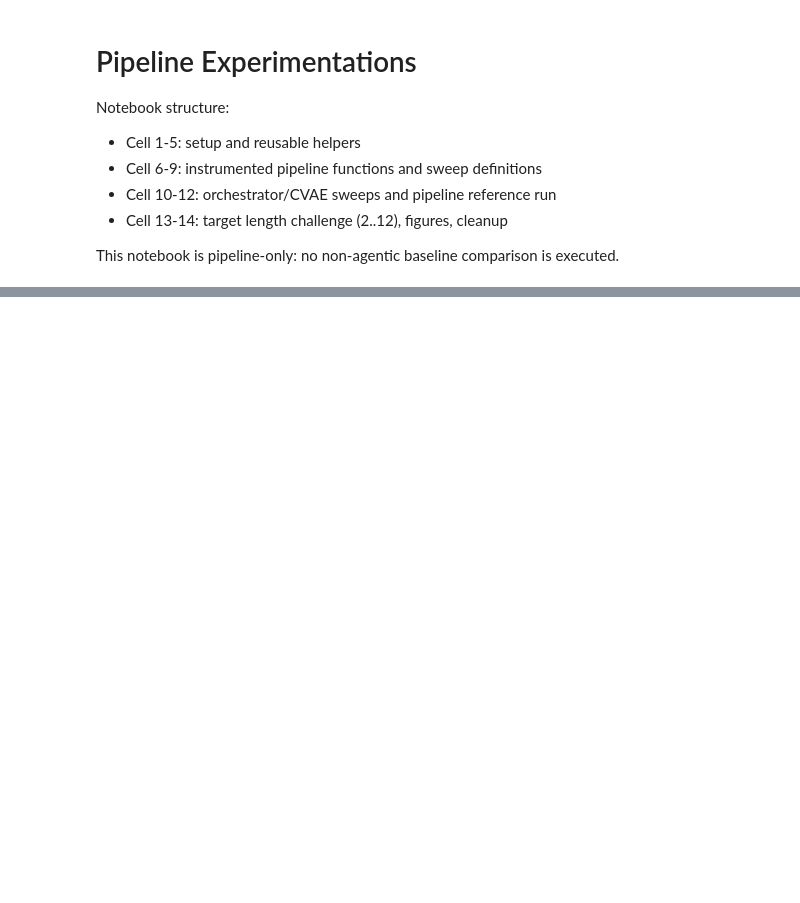
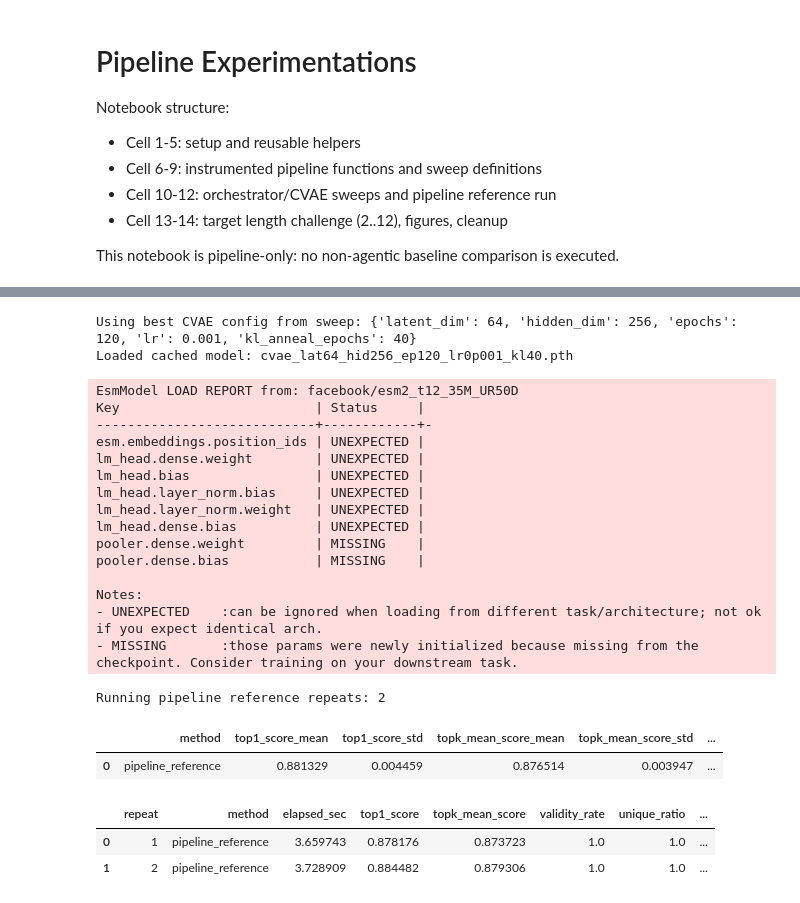
Before and after one commit to Roirtur/multi-expert-peptide-pipeline, a Jupyter notebook: notebooks/pipeline_experimentations.ipynb, the cells around one changed output, grey strips where cells are left out. Drawn from its saved outputs; the diff is of its cells as text; code cells hidden in the pictures; blank space fills up the shorter version.

```diff
--- a/notebooks/pipeline_experimentations.ipynb
+++ b/notebooks/pipeline_experimentations.ipynb
@@ -736,36 +888,63 @@ for rep in range(1, REPEATS + 1):
 
     chemist = build_chemist_from_target(TARGET)
 
+    run_start = time.perf_counter()
     pipe_rows, _ = run_instrumented_pipeline(
         generator=chosen_model,
         chemist=chemist,
         biologist=biologist,
         final_target=TARGET,
         nb_iterations=base_orch['nb_iterations'],
         nb_peptides=base_orch['nb_peptides'],
         top_k=base_orch['top_k'],
         exploration_rate=base_orch['exploration_rate'],
         random_parent_count=base_orch['random_parent_count'],
     )
+    elapsed_sec = float(time.perf_counter() - run_start)
 
     pipe_metrics = summarize_topk(pipe_rows)
-    pipeline_reference_rows.append({'repeat': rep, 'method': 'pipeline_reference', **pipe_metrics})
+    pipeline_reference_rows.append({'repeat': rep, 'method': 'pipeline_reference', 'elapsed_sec': elapsed_sec, **pipe_metrics})
 
 pipeline_reference_df = pd.DataFrame(pipeline_reference_rows)
 pipeline_reference_summary_df = pd.DataFrame()
 if not pipeline_reference_df.empty:
     pipeline_reference_summary_df = pipeline_reference_df.groupby('method', as_index=False).agg({
         'top1_score': ['mean', 'std'],
         'topk_mean_score': ['mean', 'std'],
         'validity_rate': ['mean', 'std'],
         'unique_ratio': ['mean', 'std'],
         'mean_pairwise_distance': ['mean', 'std'],
         'bigram_entropy': ['mean', 'std'],
+        'elapsed_sec': ['mean', 'std'],
     })
     pipeline_reference_summary_df.columns = ['_'.join(col).strip('_') for col in pipeline_reference_summary_df.columns.values]
 
 display(pipeline_reference_summary_df)
 display(pipeline_reference_df.head(10))
+# %% [output]
+Using best CVAE config from sweep: {'latent_dim': 64, 'hidden_dim': 256, 'epochs': 120, 'lr': 0.001, 'kl_anneal_epochs': 40}
+Loaded cached model: cvae_lat64_hid256_ep120_lr0p001_kl40.pth
+EsmModel LOAD REPORT from: facebook/esm2_t12_35M_UR50D
+Key                         | Status     |
+----------------------------+------------+-
+esm.embeddings.position_ids | UNEXPECTED |
+lm_head.dense.weight        | UNEXPECTED |
+lm_head.bias                | UNEXPECTED |
+lm_head.layer_norm.bias     | UNEXPECTED |
+lm_head.layer_norm.weight   | UNEXPECTED |
+lm_head.dense.bias          | UNEXPECTED |
+pooler.dense.weight         | MISSING    |
+pooler.dense.bias           | MISSING    |
+
+Notes:
+- UNEXPECTED    :can be ignored when loading from different task/architecture; not ok if you expect identical arch.
+- MISSING       :those params were newly initialized because missing from the checkpoint. Consider training on your downstream task.
+Running pipeline reference repeats: 2
+|  | method | top1_score_mean | top1_score_std | topk_mean_score_mean | topk_mean_score_std | ... |
+| 0 | pipeline_reference | 0.881329 | 0.004459 | 0.876514 | 0.003947 | ... |
+|  | repeat | method | elapsed_sec | top1_score | topk_mean_score | validity_rate | unique_ratio | ... |
+| 0 | 1 | pipeline_reference | 3.659743 | 0.878176 | 0.873723 | 1.0 | 1.0 | ... |
+| 1 | 2 | pipeline_reference | 3.728909 | 0.884482 | 0.879306 | 1.0 | 1.0 | ... |
 # %%
 # Length-compression study: can we keep quality with shorter target peptides?
 length_sweep_rows = []
```
Also changed, not shown: parts of 8 cells of this notebook.
